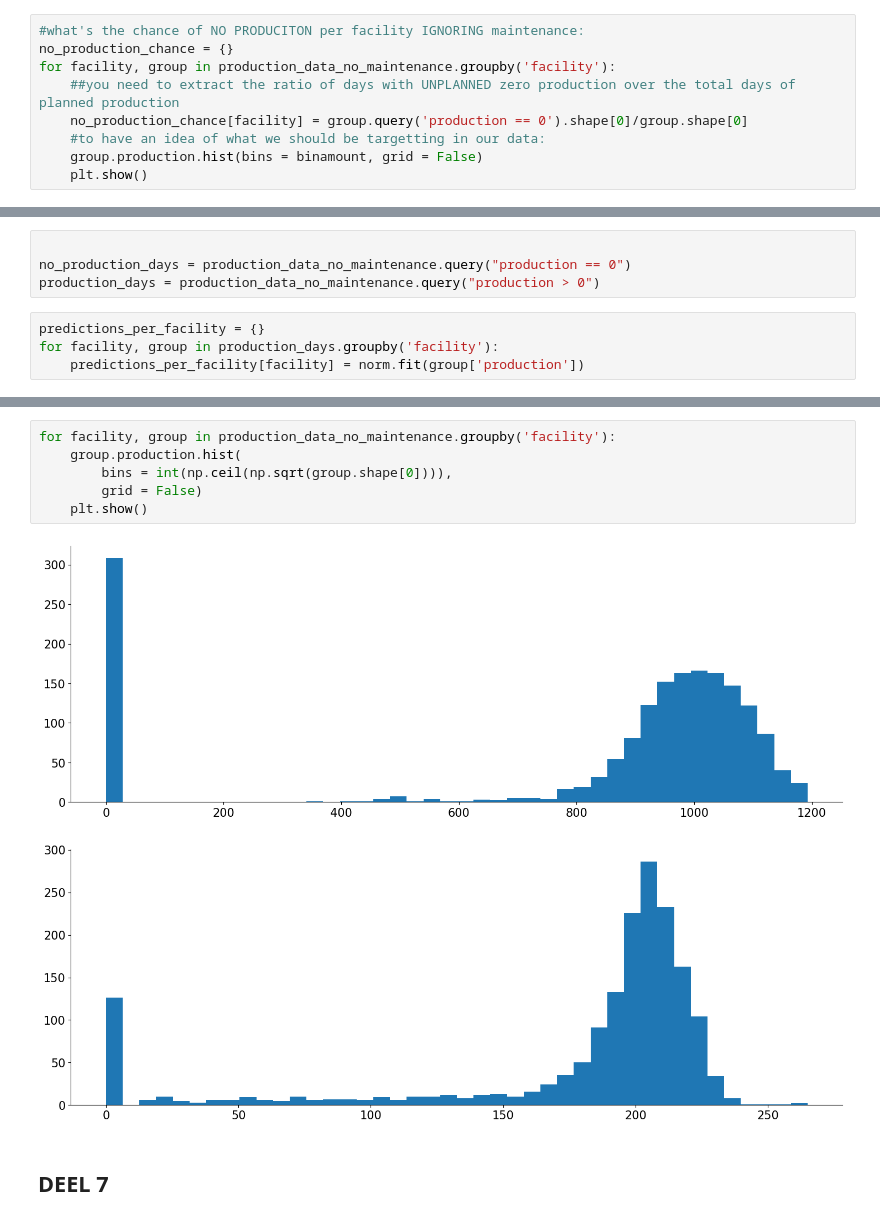
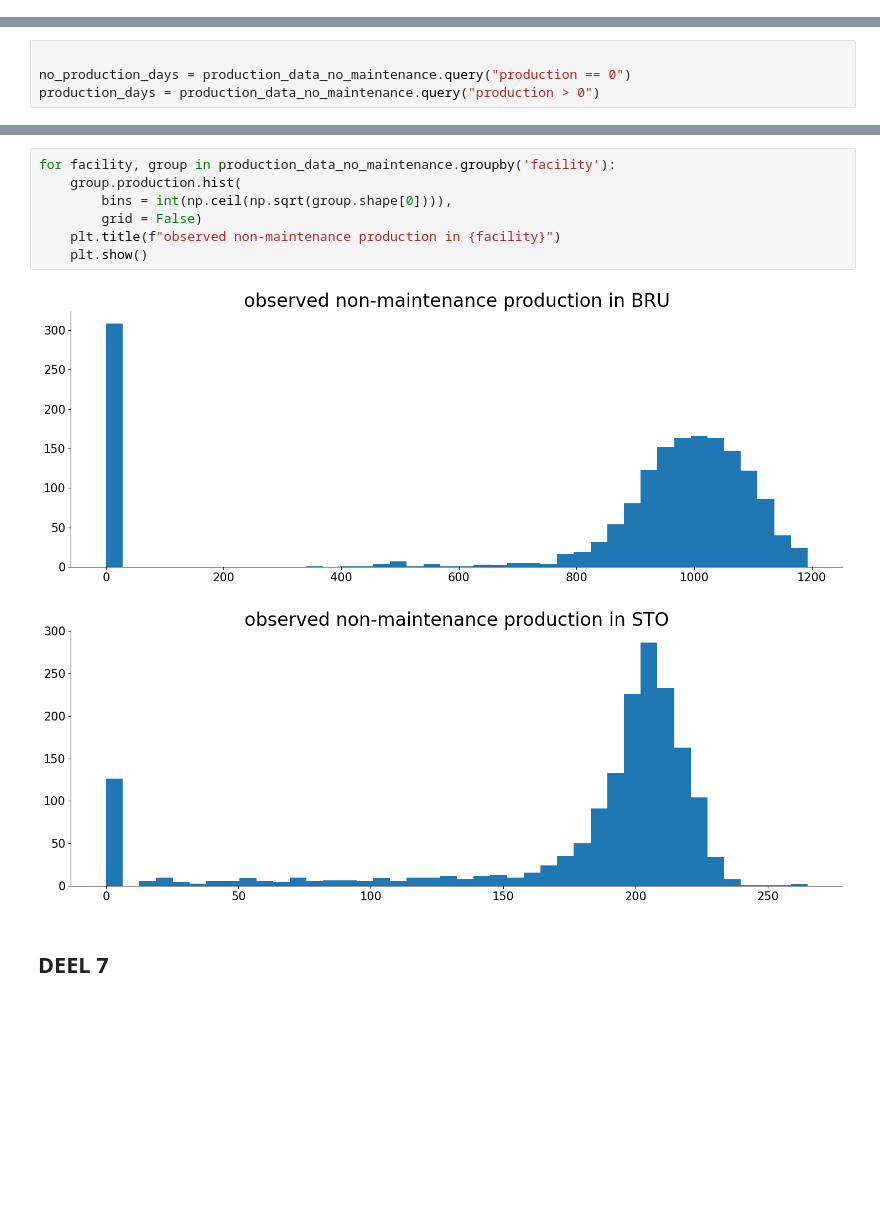
Before and after one commit to Frederic-P/evaluatie-statiestiek, a Jupyter notebook: notebooks/notebook.ipynb, the cells around one changed output, grey strips where cells are left out. Saved outputs shown, nothing was run; the diff lists cells and outputs as text; blank space fills up the shorter version.

```diff
--- a/notebooks/notebook.ipynb
+++ b/notebooks/notebook.ipynb
@@ -100,12 +102,3 @@ STO msr     274
 dtype: int64
 1193 0 813.7119815668203
 265 0 176.9458041958042
-# %%
-#what's the chance of NO PRODUCITON per facility IGNORING maintenance:
-no_production_chance = {}
-for facility, group in production_data_no_maintenance.groupby('facility'):
-    ##you need to extract the ratio of days with UNPLANNED zero production over the total days of planned production
-    no_production_chance[facility] = group.query('production == 0').shape[0]/group.shape[0]
-    #to have an idea of what we should be targetting in our data:
-    group.production.hist(bins = binamount, grid = False)
-    plt.show()
@@ -116,7 +110,3 @@ for facility, group in production_data_no_maintenance.groupby('facility'):
 
 no_production_days = production_data_no_maintenance.query("production == 0")
 production_days = production_data_no_maintenance.query("production > 0")
-# %%
-predictions_per_facility = {}
-for facility, group in production_days.groupby('facility'):
-    predictions_per_facility[facility] = norm.fit(group['production'])
@@ -193,12 +150,13 @@ pd.Series(stores).plot.hist(bins =50)
 # %%
 for facility, group in production_data_no_maintenance.groupby('facility'):
     group.production.hist(
         bins = int(np.ceil(np.sqrt(group.shape[0]))),
         grid = False)
+    plt.title(f"observed non-maintenance production in {facility}")
     plt.show()
 # %% [output]
-[figure, old version]
+[figure, new version]
-[figure, old version]
+[figure, new version]
 # %% [markdown]
 ## DEEL 7
 # %% [markdown]
```
Also changed, not shown: parts of 25 cells of this notebook, 2 other files.
